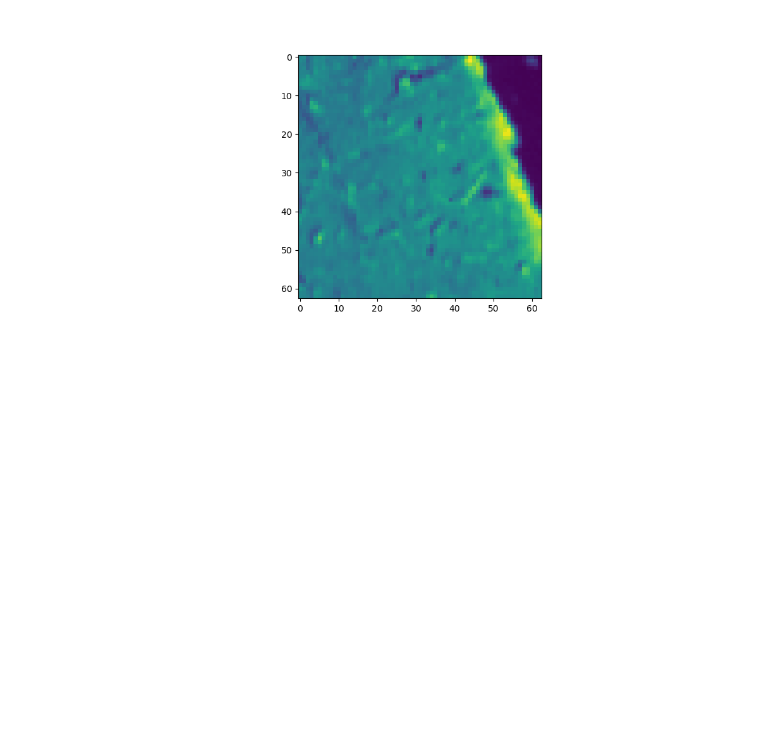
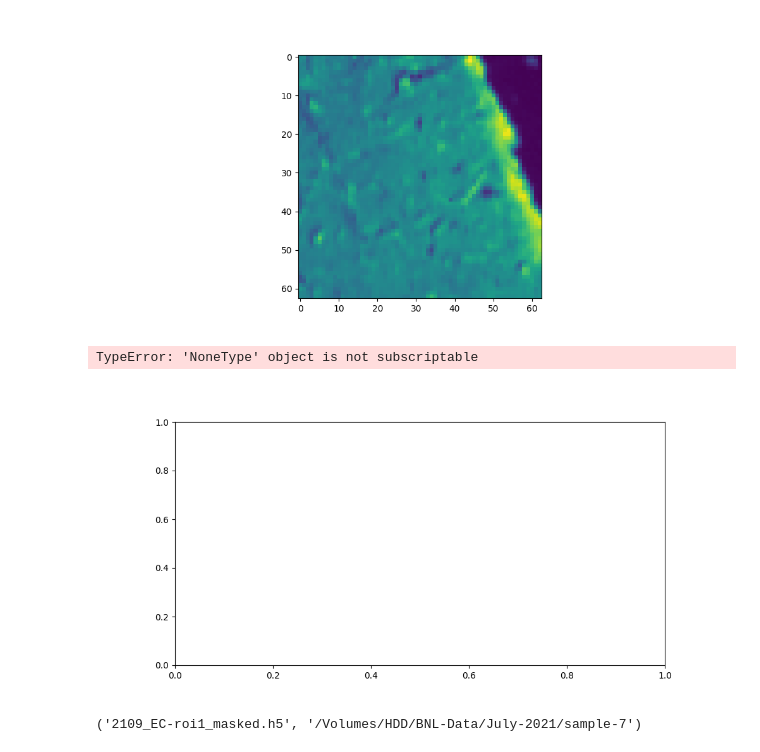
Before and after one commit to eeedinar/Alzheimers, a Jupyter notebook: analysis.ipynb, the cells around one changed output. Drawn from its saved outputs; the diff is of its cells as text; code cells hidden in the pictures; blank space fills up the shorter version.

```diff
--- a/analysis.ipynb
+++ b/analysis.ipynb
@@ -720,3 +710,15 @@ plt.imshow(img_orig)
 Minimum, Maximum Iq : 0.0223, 0.0572
 <matplotlib.image.AxesImage at 0x...>
 [figure]
+# %%
+%matplotlib widget
+f, axs = plt.subplots(1, 1, num=f'{file} Heat maps', figsize=(10,5))
+
+plot_heat_map_from_file(file, qgrid2, scatterings = None, heatmap_rep_value = 'circ', cmap = 'viridis', args = (f,axs), bins=None)
+# %% [output]
+TypeError: 'NoneType' object is not subscriptable
+[figure, added]
+# %%
+file, cwd
+# %% [output]
+('2109_EC-roi1_masked.h5', '/Volumes/HDD/BNL-Data/July-2021/sample-7')
```
Also changed, not shown: parts of 4 cells of this notebook, 10 other files.
